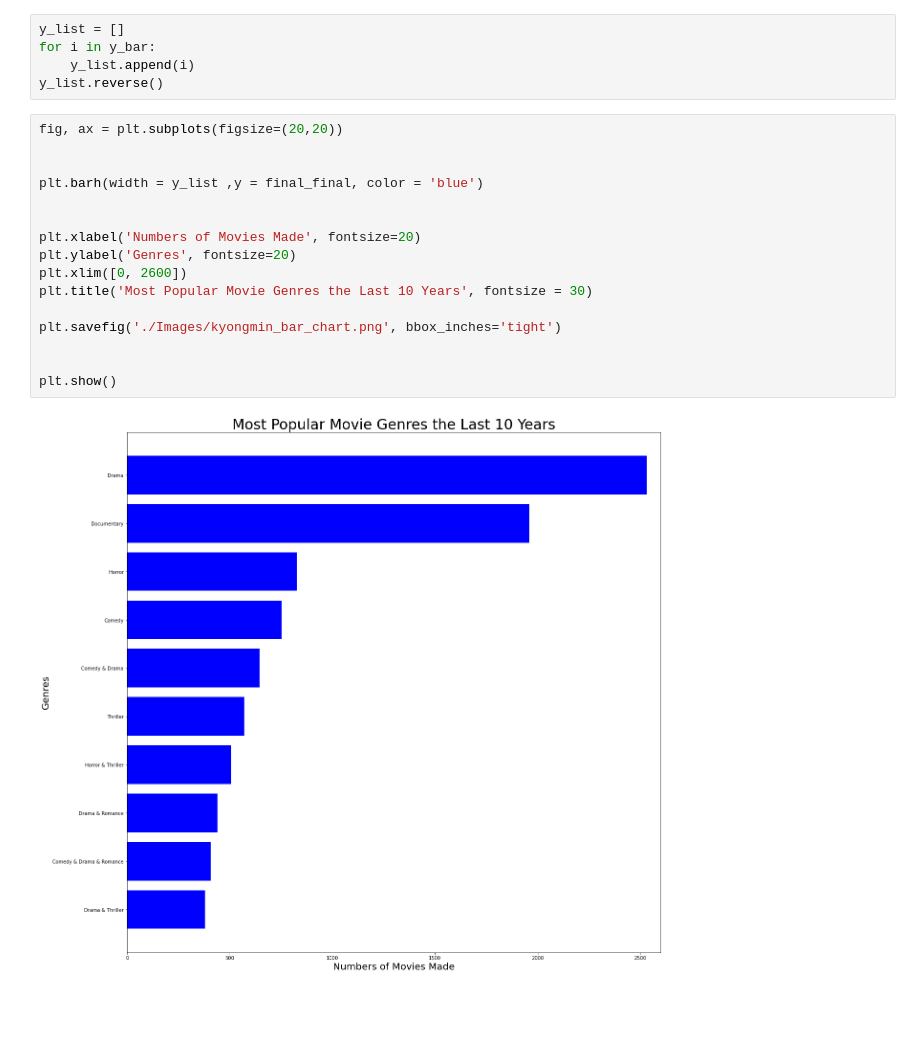
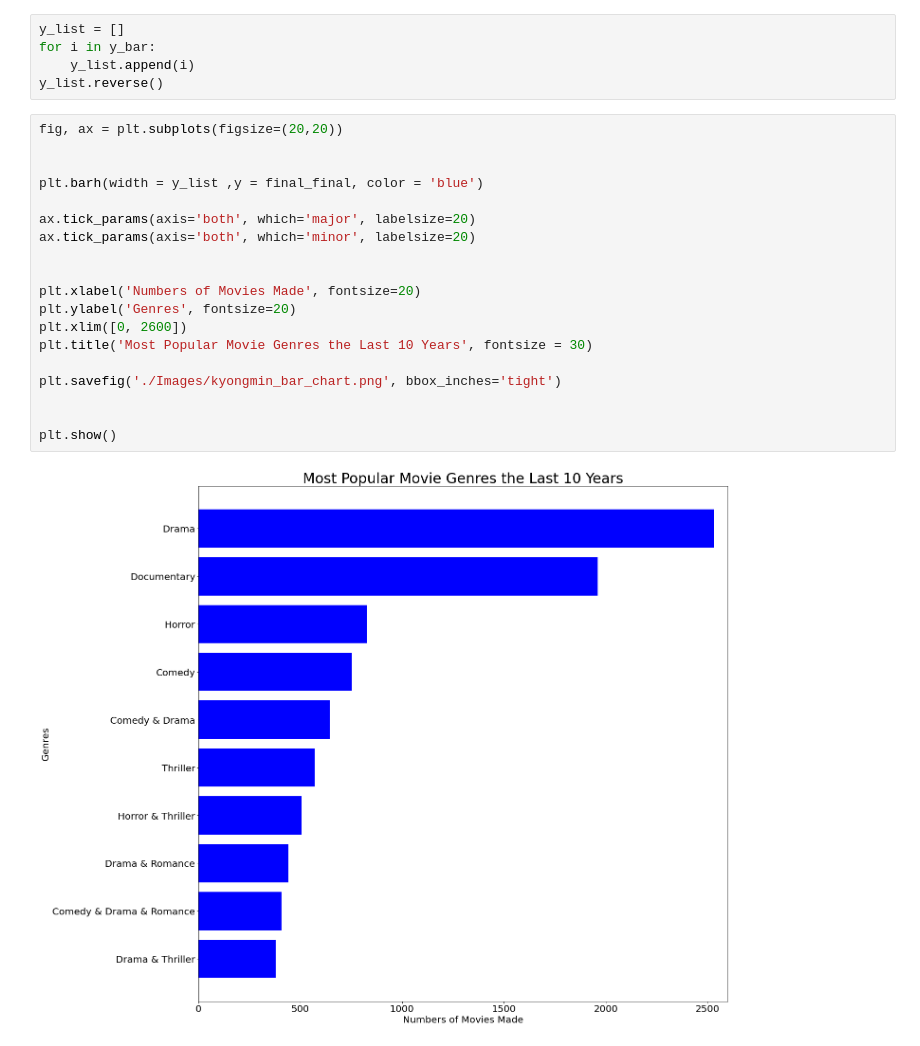
Before and after one commit to kyongminso/phase_1_project, a Jupyter notebook: Kyongmin - Notebook.ipynb, the cells around one changed output. Saved outputs shown, nothing was run; the diff lists cells and outputs as text; blank space fills up the shorter version.

Commit message:
Adding in updated graph

```diff
--- a/Kyongmin - Notebook.ipynb
+++ b/Kyongmin - Notebook.ipynb
@@ -135,18 +135,21 @@ y_list.reverse()
 # %%
 fig, ax = plt.subplots(figsize=(20,20))
 
 
 plt.barh(width = y_list ,y = final_final, color = 'blue')
+
+ax.tick_params(axis='both', which='major', labelsize=20)
+ax.tick_params(axis='both', which='minor', labelsize=20)
 
 
 plt.xlabel('Numbers of Movies Made', fontsize=20)
 plt.ylabel('Genres', fontsize=20)
 plt.xlim([0, 2600])
 plt.title('Most Popular Movie Genres the Last 10 Years', fontsize = 30)
 
 plt.savefig('./Images/kyongmin_bar_chart.png', bbox_inches='tight')
 
 
 plt.show()
 # %% [output]
-[figure, old version]
+[figure, new version]
```
Also changed, not shown: 1 other file.
